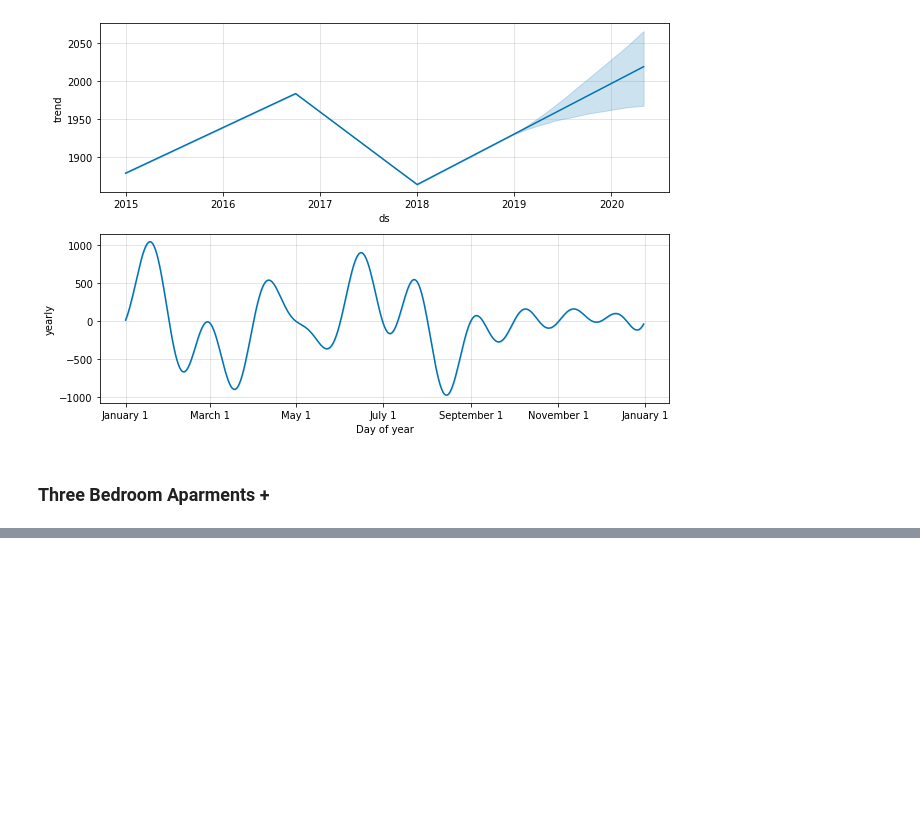
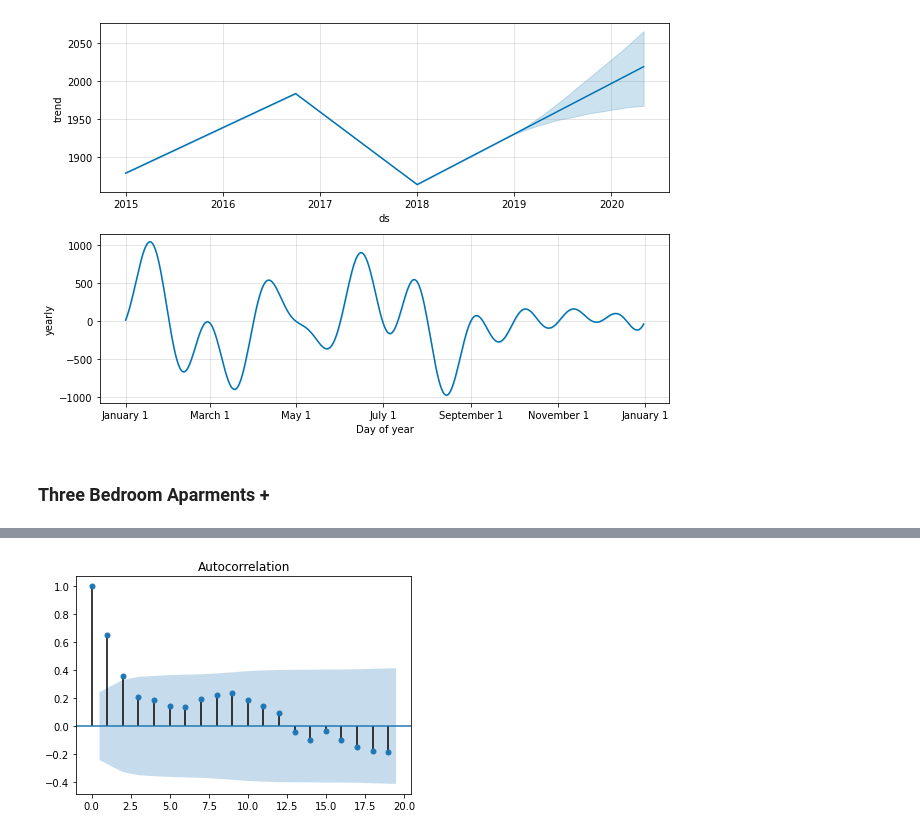
Before and after one commit to jbuenaseda/streeteasy_time_series, a Jupyter notebook: astoria_rent.ipynb, the cells around one changed output, grey strips where cells are left out. Cells and saved outputs as stored; diff of their text form; code cells hidden in the pictures; blank space fills up the shorter version.

```diff
--- a/astoria_rent.ipynb
+++ b/astoria_rent.ipynb
@@ -789,0 +617,4 @@ dtype: int64
+# %%
+plot_acf(agw_3br['Astoria']);
+# %% [output]
+[figure, added]
```
Also changed, not shown: parts of 48 cells of this notebook.
